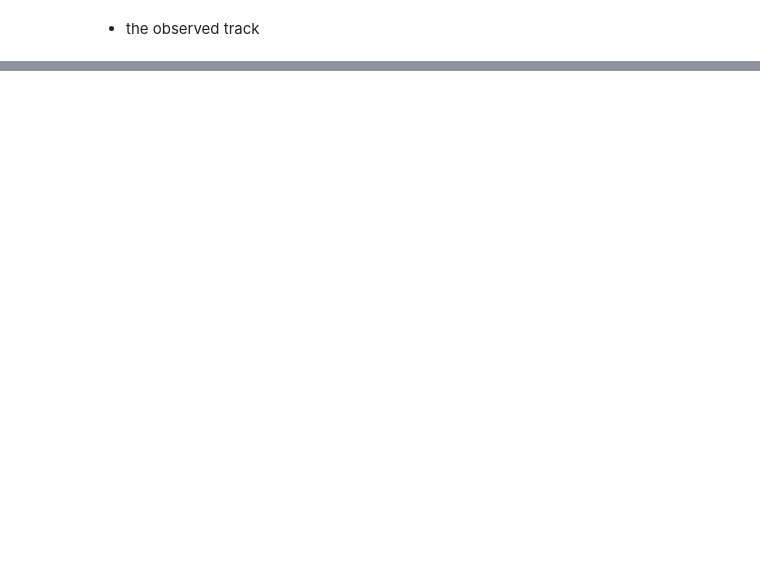
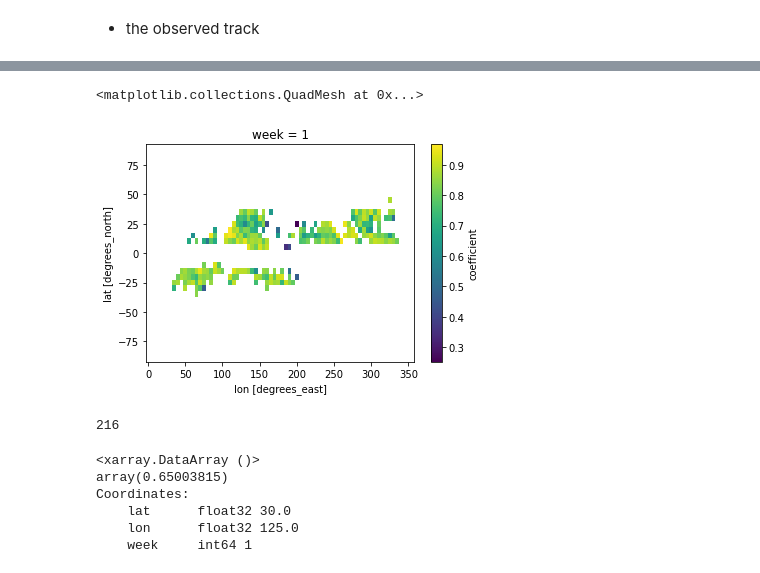
Before and after one commit to huili77/TCs_CESM2_S2S, a Jupyter notebook: nino_regression.ipynb, the cells around one changed output, grey strips where cells are left out. Cells and saved outputs as stored; diff of their text form; code cells hidden in the pictures; blank space fills up the shorter version.

```diff
--- a/nino_regression.ipynb
+++ b/nino_regression.ipynb
@@ -223,0 +207,5 @@ plot_track_panels(diff.sel(week=5),3, 2, 6,'week5')
+# %%
+corr = xr.corr(count, countobs,dim='time')
+#corr = corr.where()
+# %%
+t= corr * np.sqrt(N-2) / np.sqrt(1-corr**2)
@@ -223,0 +214,2 @@ plot_track_panels(diff.sel(week=5),3, 2, 6,'week5')
+# %%
+corr = corr.where(t>1.66)
@@ -223,0 +218,2 @@ plot_track_panels(diff.sel(week=5),3, 2, 6,'week5')
+# %%
+corr.name = 'coefficient'
@@ -223,0 +250,18 @@ plot_track_panels(diff.sel(week=5),3, 2, 6,'week5')
+# %%
+np.sqrt(1-corr**2).sel(week=1).plot()
+# %% [output]
+<matplotlib.collections.QuadMesh at 0x...>
+[figure, added]
+# %%
+countobs['time'].size
+# %% [output]
+216
+# %%
+xr.corr(count.sel(week=1, lat=30,lon=125), countobs.sel(lat=30, lon = 125))
+# %% [output]
+<xarray.DataArray ()>
+array(0.65003815)
+Coordinates:
+    lat      float32 30.0
+    lon      float32 125.0
+    week     int64 1
```
Also changed, not shown: parts of 16 cells of this notebook.
